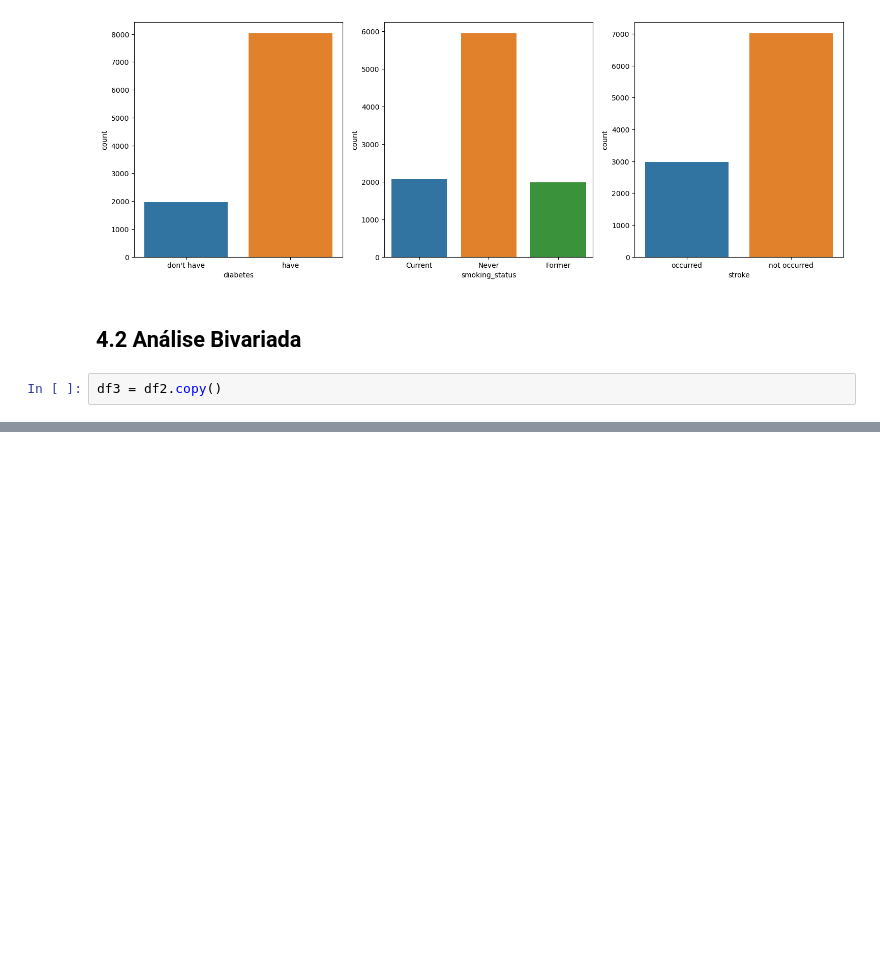
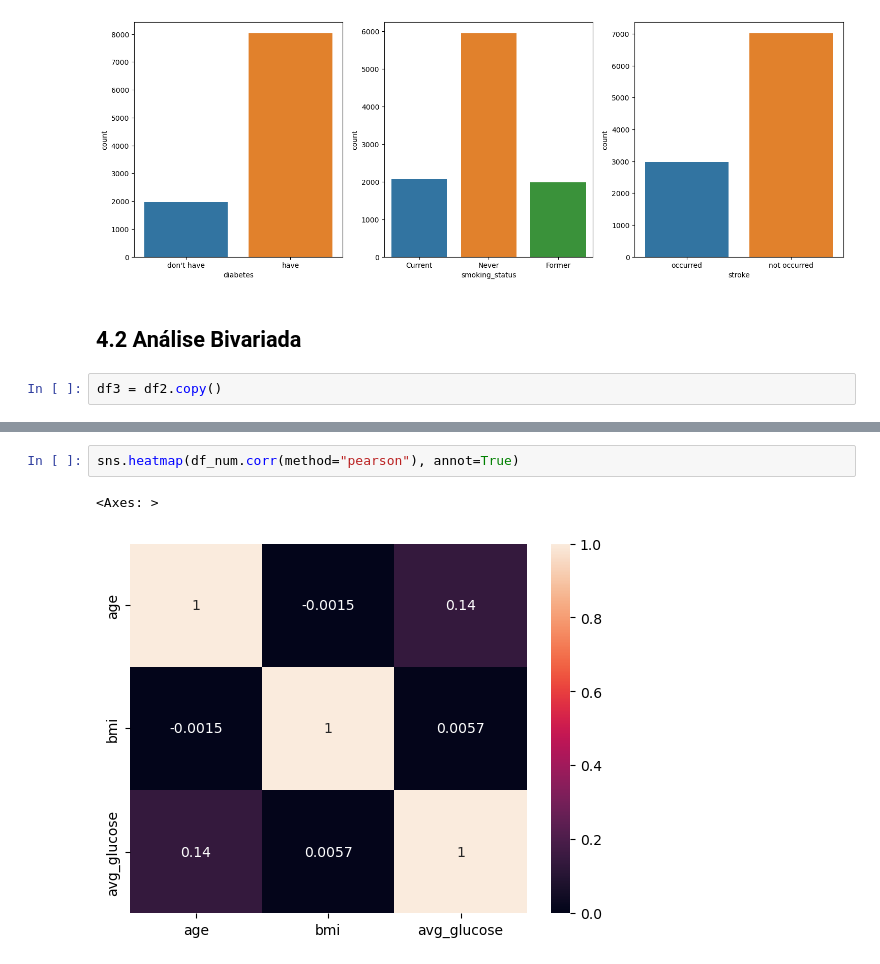
Before and after one commit to P-E-N-T-E-S/Analise-Dados-AVC, a Jupyter notebook: Stroke_analytics.ipynb, the cells around one changed output, grey strips where cells are left out. Cells and saved outputs as stored; diff of their text form; blank space fills up the shorter version.

```diff
--- a/Stroke_analytics.ipynb
+++ b/Stroke_analytics.ipynb
@@ -258,0 +280,5 @@ df3 = df2.copy()
+# %%
+sns.heatmap(df_num.corr(method="pearson"), annot=True)
+# %% [output]
+<Axes: >
+[figure, added]
```
Also changed, not shown: parts of 10 cells of this notebook.
